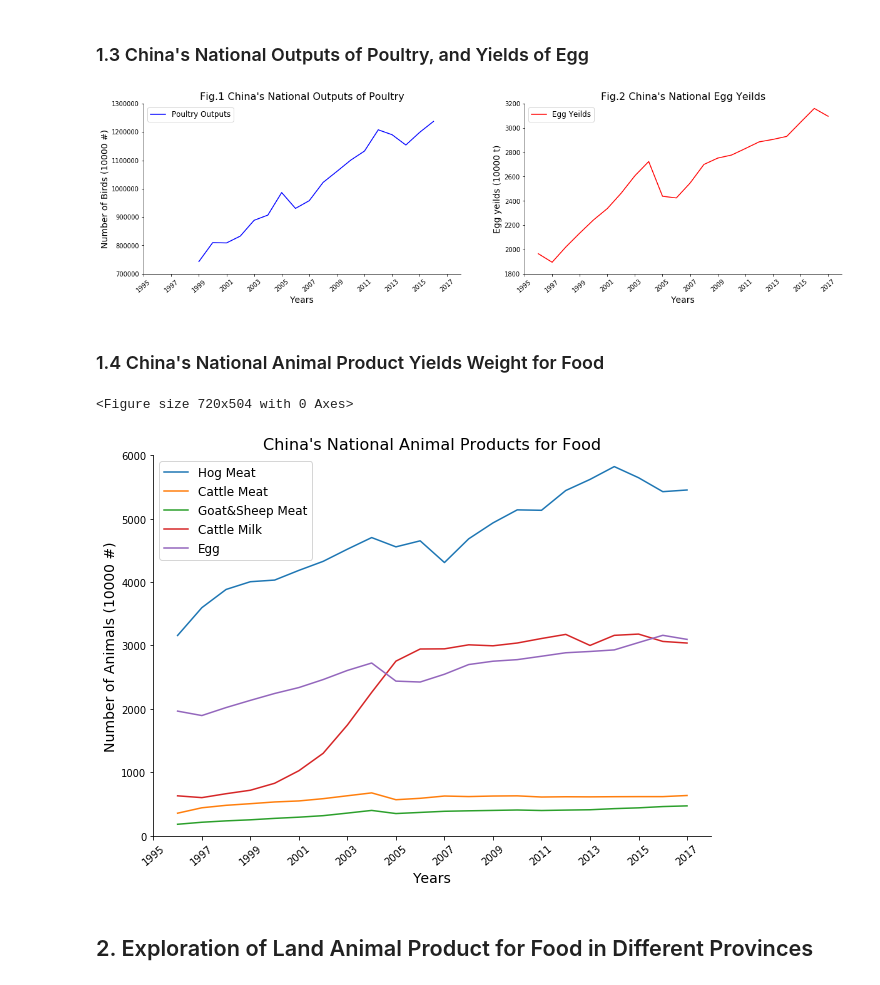
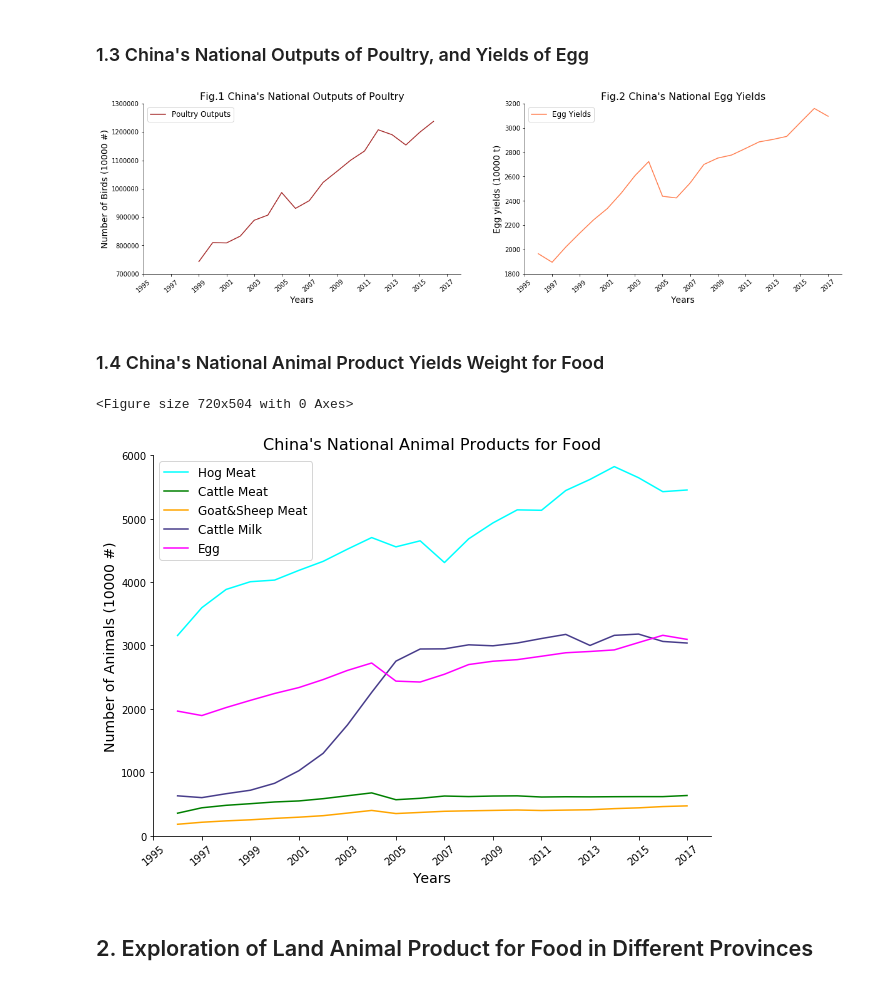
Before and after one commit to meatatlas/datamap2019, a Jupyter notebook: livestock_exploratrion.ipynb, the cells around one changed output. Drawn from its saved outputs; the diff is of its cells as text; code cells hidden in the pictures.

```diff
--- a/livestock_exploratrion.ipynb
+++ b/livestock_exploratrion.ipynb
@@ -36,6 +36,7 @@ class ReadData():
             raw_path = self.raw_path + self.org_name + '/' + self.repo_name + '/' + self.branch + self.folder_path + self.file_name
         else:
             raw_path = self.url
+            path = self.url
 
         print('Url: ', path)
         print('Raw data:', raw_path)
@@ -425,7 +436,7 @@ plt.subplots_adjust(wspace =0.2, hspace =0) # adjust white space
 ax0 = fig.add_subplot(1,2,1)  # 2 row, 2 columns, 1st plot
 df[AY+bird_out][df['AreaName']=='China'].plot(
     kind='line', x='Year', figsize=fig_size,
-    color='blue',
+    color='brown',
     ax=ax0)
 
 plt.title("Fig.1 China's National Outputs of Poultry", fontsize=tit_size)
@@ -435,11 +446,12 @@ plt.ylim(700000, 1300000)
 plt.legend(['Poultry Outputs'], loc='upper left', fontsize=leg_size)
 
 
+
 # ======================================================= Fig.2 China's National Egg Yields ===============================================================
 ax1 = fig.add_subplot(1,2,2)
 df[AY+bird_egg][df['AreaName']=='China'].plot(
     kind='line', x='Year', figsize=fig_size,
-    color='red',
+    color='coral',
     ax=ax1)
 
 plt.title("Fig.2 China's National Egg Yields",fontsize=tit_size)
@@ -450,44 +462,46 @@ plt.legend(['Egg Yields'], loc='upper left', fontsize=leg_size)
 
 # ======================================================== Plot Show ======================================================================================
 for ax in [ax0, ax1]:
-    setX_Years(ax)
+    setX_years(ax)
     setSpi_LB(ax)
 
-
 plt.show()
 # %% [output]
-[figure, old version]
+[figure, new version]
 # %% [markdown]
 ### 1.4 China's National Animal Product Yields Weight for Food
 # %%
 #---------------------------------------------------------------------------------------------#
 #                   Create a Plot of China's National Animal Products for Food              #
 #---------------------------------------------------------------------------------------------#
 
 fig_size = (10,7)
 tit_size = 16
 lab_size = 14
 leg_size = 12
 tck_size = 12
 
+colors = ['cyan', 'green', 'orange', 'darkslateblue', 'magenta']
+
 fig = plt.figure(figsize = fig_size)
 
 # draw data
 ax = df[AY+yields][df['AreaName']=='China'].plot(
-    kind='line', x='Year', figsize=fig_size)
+    kind='line', x='Year', figsize=fig_size,
+    color=colors)
 
 plt.title("China's National Animal Products for Food", fontsize=tit_size)
 plt.legend(labels=['Hog Meat','Cattle Meat', 'Goat&Sheep Meat', 'Cattle Milk', 'Egg'], loc='upper left', fontsize=leg_size)
 plt.ylim(0,6000)
 
 setX_years(ax)
 setYlab_num(ax)
 setSpi_LB(ax)
 
 plt.show()
 # %% [output]
 <Figure size 720x504 with 0 Axes>
-[figure, old version]
+[figure, new version]
 # %% [markdown]
 ## 2. Exploration of Land Animal Product for Food in Different Provinces
 # %%
```
Also changed, not shown: parts of 33 cells of this notebook, 2 other files.
